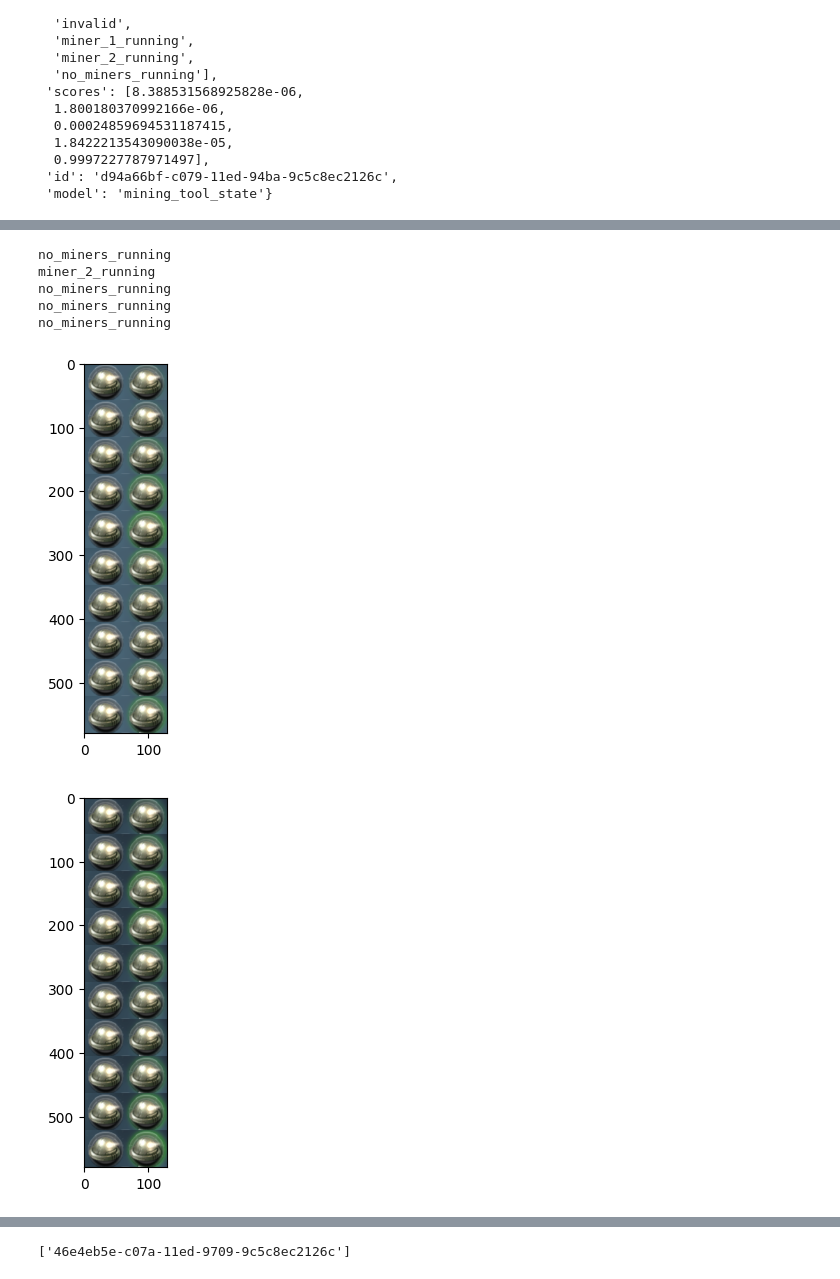
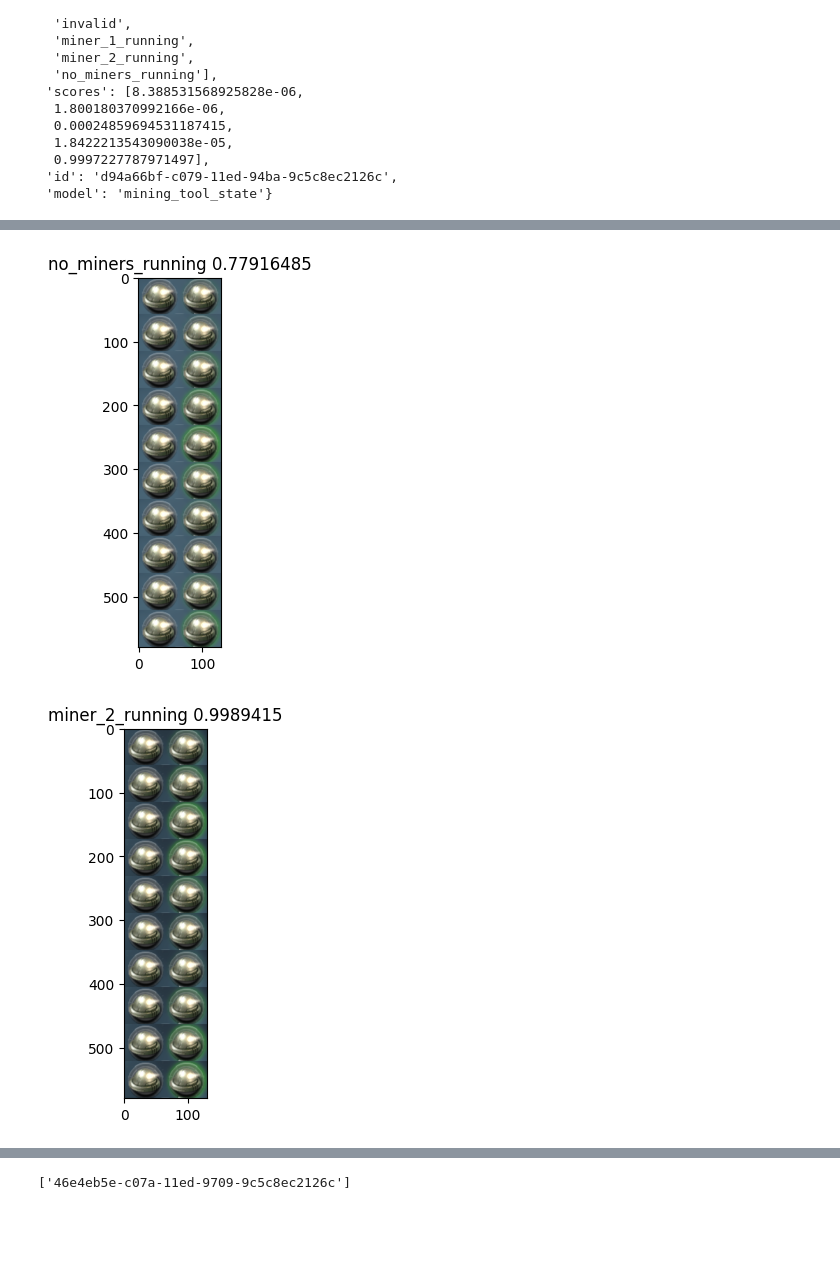
Before and after one commit to darkmatter2222/EVE-Online-Bot, a Jupyter notebook: Experiment/MinerClassAnalysis.ipynb, the cells around one changed output, grey strips where cells are left out. Saved outputs shown, nothing was run; the diff lists cells and outputs as text; code cells hidden in the pictures; blank space fills up the shorter version.

```diff
--- a/Experiment/MinerClassAnalysis.ipynb
+++ b/Experiment/MinerClassAnalysis.ipynb
@@ -83,15 +83,10 @@ df[0:20]
 # %%
 import matplotlib.pyplot as plt
 for i in df[0:5].index:
-    print(df.loc[i, 'class'])
     im = Image.open(f"{root_dir}\\images\\{df.loc[i, 'id']}.png")
     plt.figure()
+    plt.title(df.loc[i, 'class'] + ' ' + str(df.loc[i, 'value_at_argmax']))
     plt.imshow(im)
 # %% [output]
-no_miners_running
-miner_2_running
-no_miners_running
-no_miners_running
-no_miners_running
-[figure, old version]
+[figure, new version]
-[figure, old version]
+[figure, new version]
```
Also changed, not shown: parts of 1 cell of this notebook, 3 other files.
